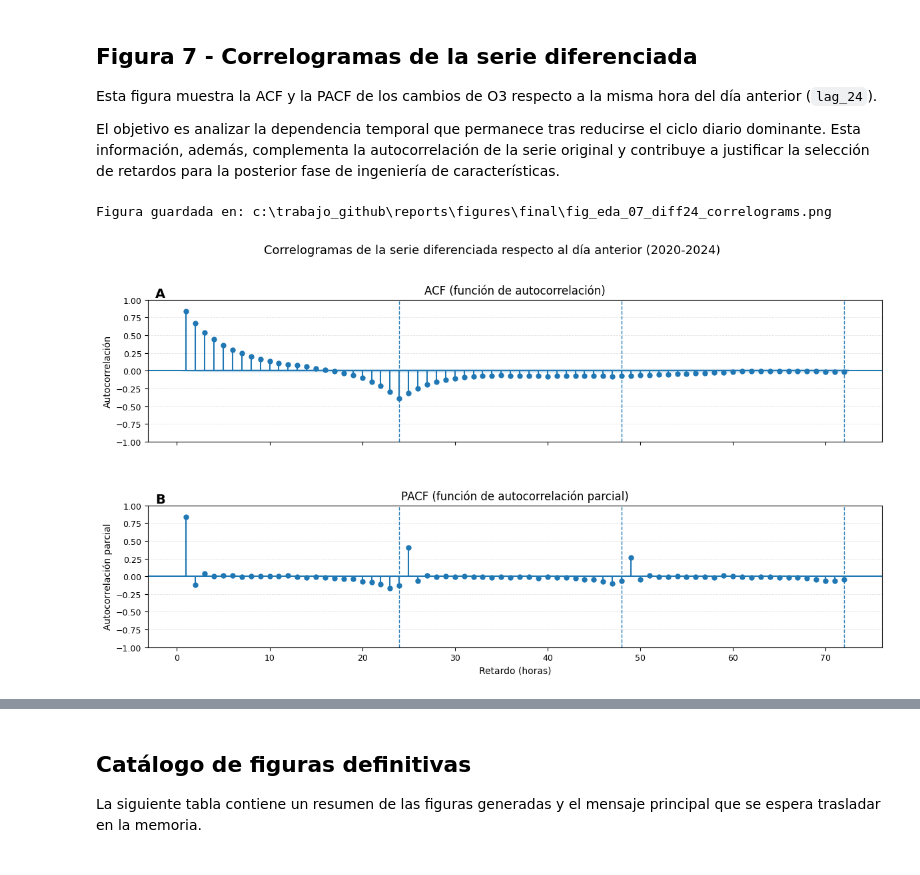
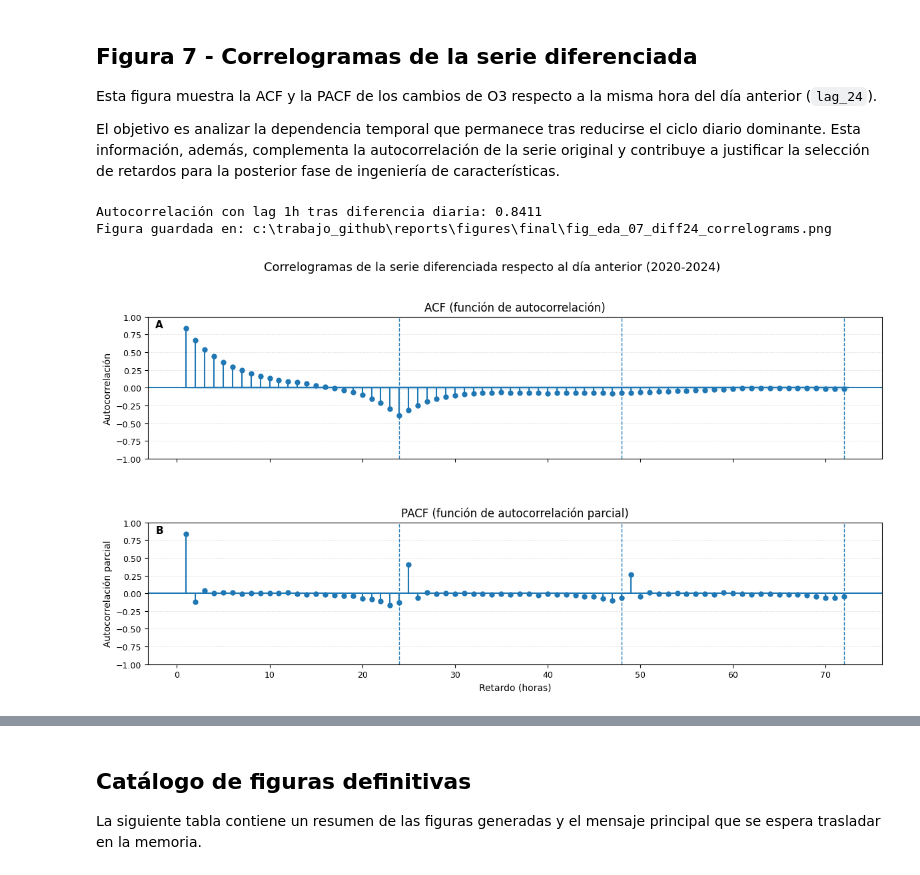
Before and after one commit to hipenation2142/trabajo, a Jupyter notebook: notebooks/01b_eda_final_figures.ipynb, the cells around one changed output, grey strips where cells are left out. Drawn from its saved outputs; the diff is of its cells as text; code cells hidden in the pictures.

```diff
--- a/notebooks/01b_eda_final_figures.ipynb
+++ b/notebooks/01b_eda_final_figures.ipynb
@@ -564,7 +554,7 @@ hourly_boxplot_data = [
     for hour in range(24)
 ]
 
-def add_panel_label(ax: plt.Axes, label: str) -> None:
+def add_outer_panel_label(ax: plt.Axes, label: str) -> None:
     ax.text(
         0.01,
         1.09,
@@ -584,7 +574,6 @@ def draw_styled_boxplot(
     xlabel: str,
     facecolor: str,
 ) -> None:
-    """Draw a clean boxplot for the final EDA figures."""
     ax.boxplot(
         data,
         tick_labels=labels,
@@ -640,7 +629,7 @@ draw_styled_boxplot(
     xlabel="Mes",
     facecolor="#dbe9f6",
 )
-add_panel_label(axes[0], "A")
+add_outer_panel_label(axes[0], "A")
 
 # Panel B: Estacionalidad semanal.
 draw_styled_boxplot(
@@ -652,7 +641,7 @@ draw_styled_boxplot(
     facecolor="#e2f0d9",
 )
 axes[1].tick_params(axis="x", rotation=15)
-add_panel_label(axes[1], "B")
+add_outer_panel_label(axes[1], "B")
 
 # Panel C: Estacionalidad horaria.
 draw_styled_boxplot(
@@ -663,7 +652,7 @@ draw_styled_boxplot(
     xlabel="Hora del día",
     facecolor="#f3e5f5",
 )
-add_panel_label(axes[2], "C")
+add_outer_panel_label(axes[2], "C")
 
 for ax in axes:
     ax.set_ylim(0, upper_y)
@@ -771,13 +760,15 @@ El retardo de 24 horas permite analizar la repetición diaria; por su parte, el
 # %%
 # A continuación, se observará la correlación del O3 actual con sus valores en horas anteriores.
 # Para calcular esta correlación correctamente, la serie deberá tener una observación en cada hora;
-# como hay algunos valores de O3 ausentes, se rellenarán temporalmente, pero solo para este análisis.
+# como hay algunos valores de O3 ausentes, se rellenarán temporalmente, pero solo para efectuar este análisis.
 o3_series_for_acf = (
-    eda_df.set_index("timestamp")["o3"]
+    eda_modeling_df.set_index("timestamp")["o3"]
     .sort_index()
     .asfreq("h")
     .interpolate(limit_direction="both")
 )
+
+assert o3_series_for_acf.index.max() <= MODELING_END
 
 # Se calcula la autocorrelación hasta 7 días atrás.
 max_lag = 24 * 7
@@ -785,6 +776,11 @@ acf_values = acf(o3_series_for_acf, nlags=max_lag, fft=True)
 
 lags = np.arange(len(acf_values))
 confidence_band = 1.96 / np.sqrt(len(o3_series_for_acf))
+
+print(f"Autocorrelación con lag 1h: {acf_values[1]:.4f}")
+print(f"Autocorrelación con lag 24h: {acf_values[24]:.4f}")
+print(f"Autocorrelación con lag 48h: {acf_values[48]:.4f}")
+print(f"Autocorrelación con lag 168h: {acf_values[168]:.4f}")
 
 fig, ax = plt.subplots(figsize=(12, 4.5))
 
@@ -825,18 +825,23 @@ Esta figura muestra la ACF y la PACF de los cambios de O3 respecto a la misma ho
 El objetivo es analizar la dependencia temporal que permanece tras reducirse el ciclo diario dominante. Esta información, además, complementa la autocorrelación de la serie original y contribuye a justificar la selección de retardos para la posterior fase de ingeniería de características.
 # %%
 stationarity_series = (
-    modeling_df.set_index("timestamp")["o3"]
+    eda_modeling_df.set_index("timestamp")["o3"]
     .sort_index()
     .asfreq("h")
     .interpolate(limit_direction="both")
 )
 
+assert stationarity_series.index.max() <= MODELING_END
+
 # Para los correlogramas se utiliza la serie diferenciada respecto a la misma hora
 # del día anterior. Esta transformación reduce el ciclo diario dominante y permite
-# observar qué estructura temporal quedará después de eliminar parte de la estacionalidad.
+# observar qué estructura temporal permanece después de eliminar parte de la estacionalidad.
 correlogram_series = stationarity_series.diff(24).dropna()
 
 max_lag = 72
+acf_diff24_values = acf(correlogram_series, nlags=max_lag, fft=True)
+
+print(f"Autocorrelación con lag 1h tras diferencia diaria: {acf_diff24_values[1]:.4f}")
 
 fig, axes = plt.subplots(2, 1, figsize=(12, 6.5), sharex=True)
 
@@ -855,32 +860,32 @@ axes[0].set_ylabel("Autocorrelación")
 axes[0].grid(axis="y", linestyle="--", linewidth=0.6, alpha=0.35)
 add_panel_label(axes[0], "A")
 
 plot_pacf(
     correlogram_series,
     lags=max_lag,
     ax=axes[1],
     zero=False,
     method="ywm",
 )
 
 for lag in [24, 48, 72]:
     axes[1].axvline(lag, linestyle="--", linewidth=1)
 
 axes[1].set_title("PACF (función de autocorrelación parcial)")
 axes[1].set_xlabel("Retardo (horas)")
 axes[1].set_ylabel("Autocorrelación parcial")
 axes[1].grid(axis="y", linestyle="--", linewidth=0.6, alpha=0.35)
 add_panel_label(axes[1], "B")
 
 fig.suptitle("Correlogramas de la serie diferenciada respecto al día anterior (2020-2024)", y=1.02)
 
 fig.tight_layout()
-
 fig.subplots_adjust(hspace=0.45)
 
 save_final_figure(fig, "fig_eda_07_diff24_correlograms.png")
 
 plt.show()
 # %% [output]
+Autocorrelación con lag 1h tras diferencia diaria: 0.8411
 Figura guardada en: c:\trabajo_github\reports\figures\final\fig_eda_07_diff24_correlograms.png
-[figure, old version]
+[figure, new version]
```
Also changed, not shown: parts of 12 cells of this notebook, 6 other files.
